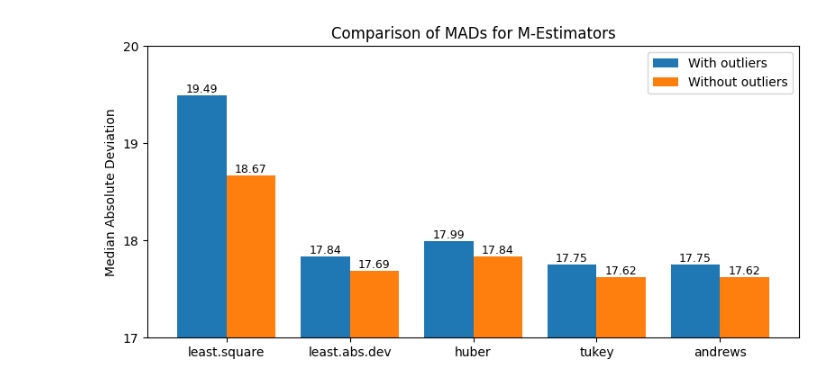
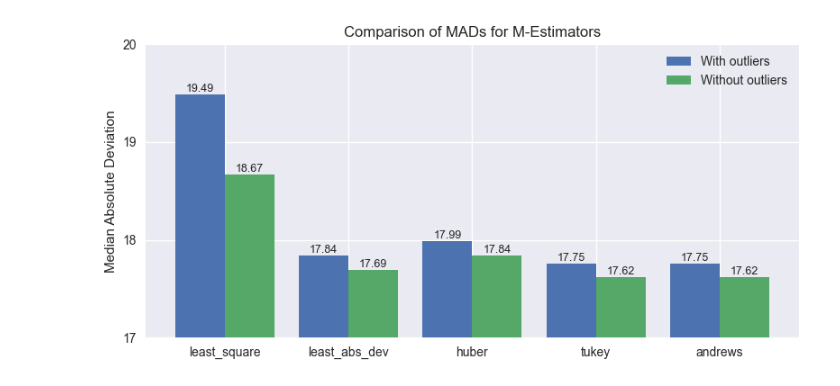
Before and after one commit to Tyler-Hecht/STAT-527-Final-Project, a Jupyter notebook: MAD.ipynb, the cells around one changed output. Saved outputs shown, nothing was run; the diff lists cells and outputs as text; code cells hidden in the pictures.

```diff
--- a/MAD.ipynb
+++ b/MAD.ipynb
@@ -11,24 +29,26 @@ MADs2 = pd.read_csv("MADs2.csv", names = ["M-Estimator", "MAD"], header = 0)
 # %%
 xpos = np.arange(len(MADs1))
 width = 0.4
 offset = width / 2
 
 plt.figure(figsize = (8, 4))
+plt.style.use("seaborn-v0_8")
+
 bars1 = plt.bar(x = xpos - offset, height = MADs1.MAD, width = width)
 bars2 = plt.bar(x = xpos + offset, height = MADs2.MAD, width = width)
 plt.ylabel("Median Absolute Deviation")
-plt.xticks(xpos, MADs1["M-Estimator"].unique())
+plt.xticks(xpos, MADs1["M-Estimator"].str.replace(".", "_"))
 plt.yticks([17,18,19,20])
 plt.ylim(17, 20)
 
 plt.title("Comparison of MADs for M-Estimators")
 plt.legend(["With outliers", "Without outliers"])
 
 plt.bar_label(bars1, fmt='%.2f', fontsize = 9)
 plt.bar_label(bars2, fmt='%.2f', fontsize = 9)
 
 plt.tight_layout()
 plt.savefig(OUTPUT_FILE, dpi = 200)
 plt.show()
 # %% [output]
-[figure, old version]
+[figure, new version]
```
Also changed, not shown: parts of 2 cells of this notebook, 8 other files.
